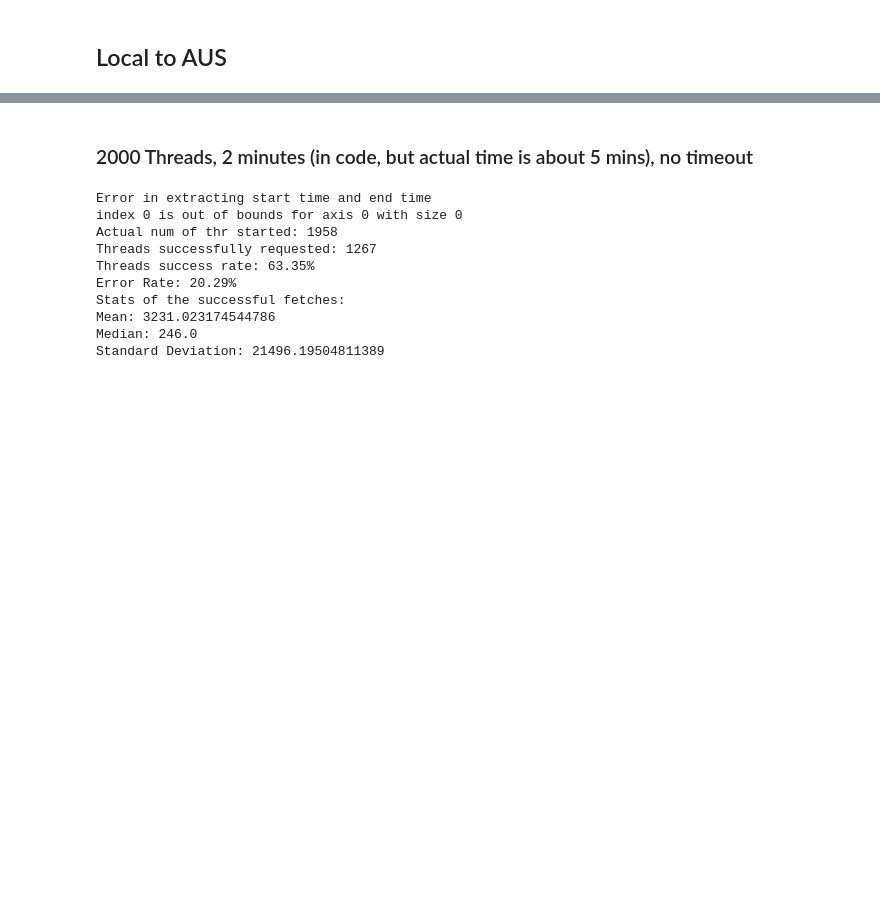
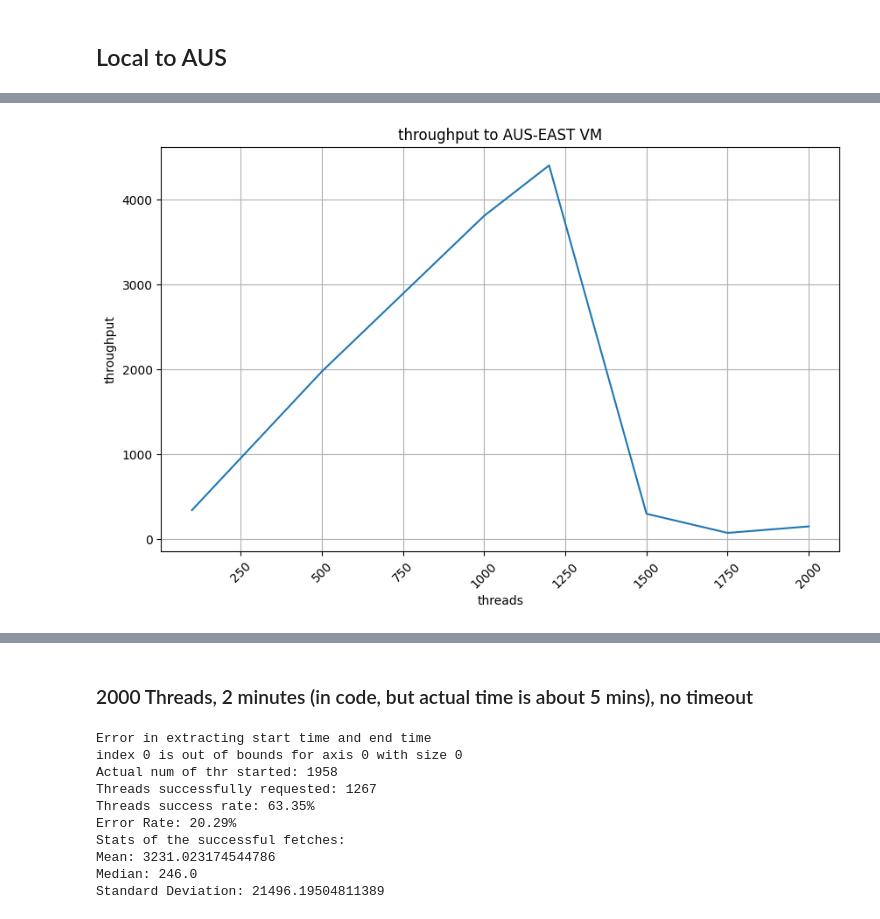
Before and after one commit to domomm/yomar_dapp_course, a Jupyter notebook: dsgt1-rmi/csv-analyzers.ipynb, the cells around one changed output, grey strips where cells are left out. Drawn from its saved outputs; the diff is of its cells as text; code cells hidden in the pictures; blank space fills up the shorter version.

```diff
--- a/dsgt1-rmi/csv-analyzers.ipynb
+++ b/dsgt1-rmi/csv-analyzers.ipynb
@@ -112,3 +195,31 @@ def analyze_csv(file_name, expected_threads):
+# %%
+def plot_final_results(df, metric, output_file):
+    # Sort the DataFrame by the "Name" column
+    # Extract numeric part from the "Name" column
+    df['Numeric_part'] = df['Name'].apply(lambda x: int(re.search(r'\d+', x).group()))
+
+    # Sort the DataFrame by the numeric part of the "Name" column
+    df_sorted = df.sort_values(by='Numeric_part')
+
+    # Plot the Throughput, Threads success rate (%), and Mean columns
+    plt.figure(figsize=(10, 6))
+    if metric == "throughput":
+        plt.plot(df_sorted['Numeric_part'], df_sorted['Throughput'])
+    elif metric == "Thread success rate (%)":
+        plt.plot(df_sorted['Numeric_part'], df_sorted['Threads success rate (%)'])
+    elif metric == "Mean response time":
+        plt.plot(df_sorted['Numeric_part'], df_sorted['Mean'])
+    plt.title(metric+" to AUS-EAST VM")
+    plt.xlabel("threads")
+    plt.ylabel(metric)
+    plt.xticks(rotation=45)
+    plt.grid(True)
+
+    # Save the plot as an image file (e.g., PNG)
+    plt.savefig(output_file)
+
+    # Show the plot
+    plt.show()
 # %% [markdown]
 ### Test the plotter
 # %%
@@ -130,0 +379,4 @@ Standard Deviation: 110.20811325706349
+# %%
+plot_final_results(pd.read_csv("output-aus/result-all.csv"), "throughput", "output-aus/tp-plot.png")
+# %% [output]
+[figure, added]
```
Also changed, not shown: parts of 29 cells of this notebook, 34 other files.
